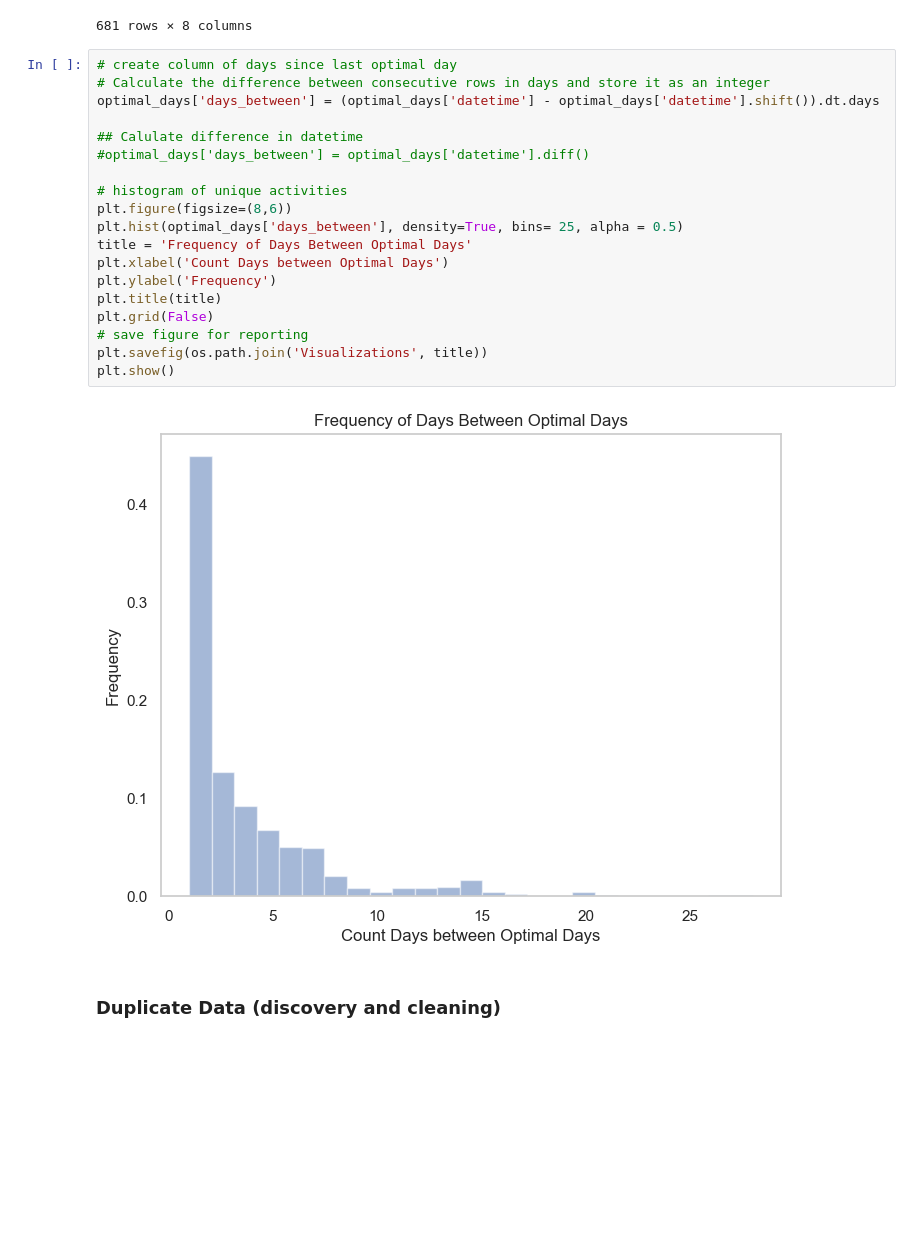
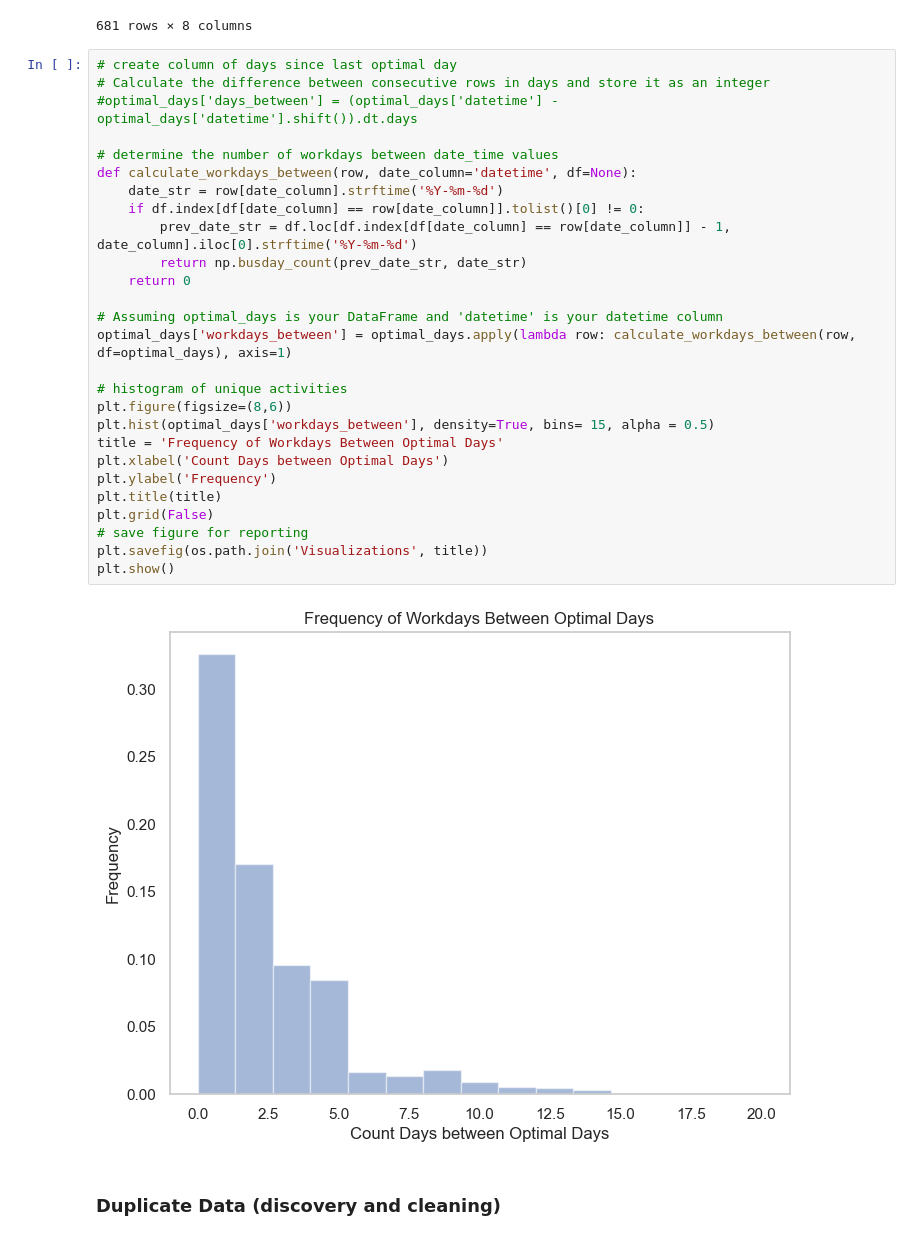
Before and after one commit to awkwardarm/Portfolio-Projects, a Jupyter notebook: Porftolio Project - Time Tracking.ipynb, the cells around one changed output. Cells and saved outputs as stored; diff of their text form; blank space fills up the shorter version.

Commit message:
updated to calculate workdays_between in optimal days

```diff
--- a/Porftolio Project - Time Tracking.ipynb
+++ b/Porftolio Project - Time Tracking.ipynb
@@ -449,24 +450,32 @@ optimal_days
 # %%
 # create column of days since last optimal day
 # Calculate the difference between consecutive rows in days and store it as an integer
-optimal_days['days_between'] = (optimal_days['datetime'] - optimal_days['datetime'].shift()).dt.days
+#optimal_days['days_between'] = (optimal_days['datetime'] - optimal_days['datetime'].shift()).dt.days
 
-## Calulate difference in datetime
-#optimal_days['days_between'] = optimal_days['datetime'].diff()
+# determine the number of workdays between date_time values
+def calculate_workdays_between(row, date_column='datetime', df=None):
+    date_str = row[date_column].strftime('%Y-%m-%d')
+    if df.index[df[date_column] == row[date_column]].tolist()[0] != 0:
+        prev_date_str = df.loc[df.index[df[date_column] == row[date_column]] - 1, date_column].iloc[0].strftime('%Y-%m-%d')
+        return np.busday_count(prev_date_str, date_str)
+    return 0
+
+# Assuming optimal_days is your DataFrame and 'datetime' is your datetime column
+optimal_days['workdays_between'] = optimal_days.apply(lambda row: calculate_workdays_between(row, df=optimal_days), axis=1)
 
 # histogram of unique activities
 plt.figure(figsize=(8,6))
-plt.hist(optimal_days['days_between'], density=True, bins= 25, alpha = 0.5)
-title = 'Frequency of Days Between Optimal Days'
+plt.hist(optimal_days['workdays_between'], density=True, bins= 15, alpha = 0.5)
+title = 'Frequency of Workdays Between Optimal Days'
 plt.xlabel('Count Days between Optimal Days')
 plt.ylabel('Frequency')
 plt.title(title)
 plt.grid(False)
 # save figure for reporting
 plt.savefig(os.path.join('Visualizations', title))
 plt.show()
 # %% [output]
-[figure, old version]
+[figure, new version]
 # %% [markdown]
 ### Duplicate Data (discovery and cleaning)
 # %%
```
Also changed, not shown: parts of 2 cells of this notebook, 5 other files.
